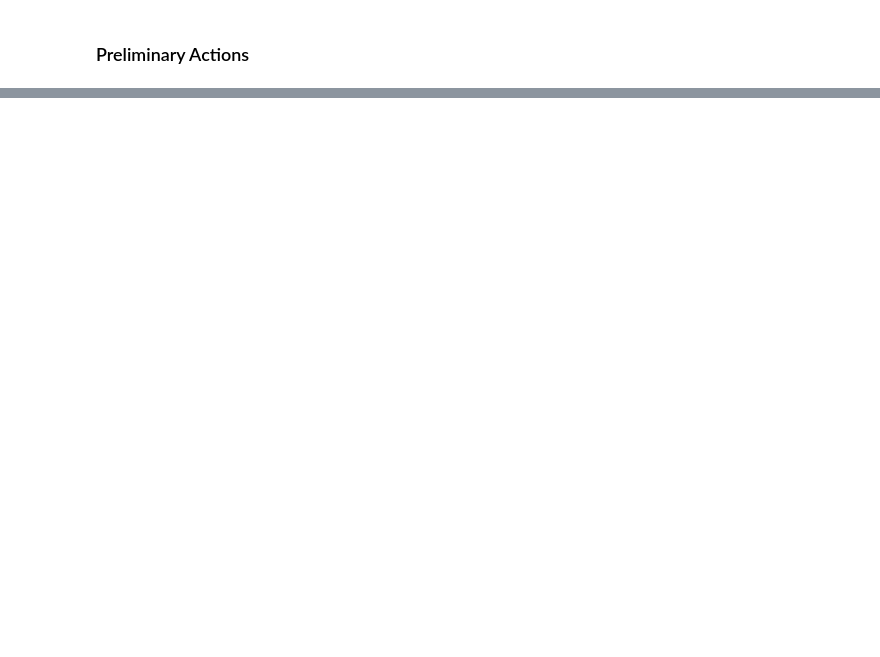
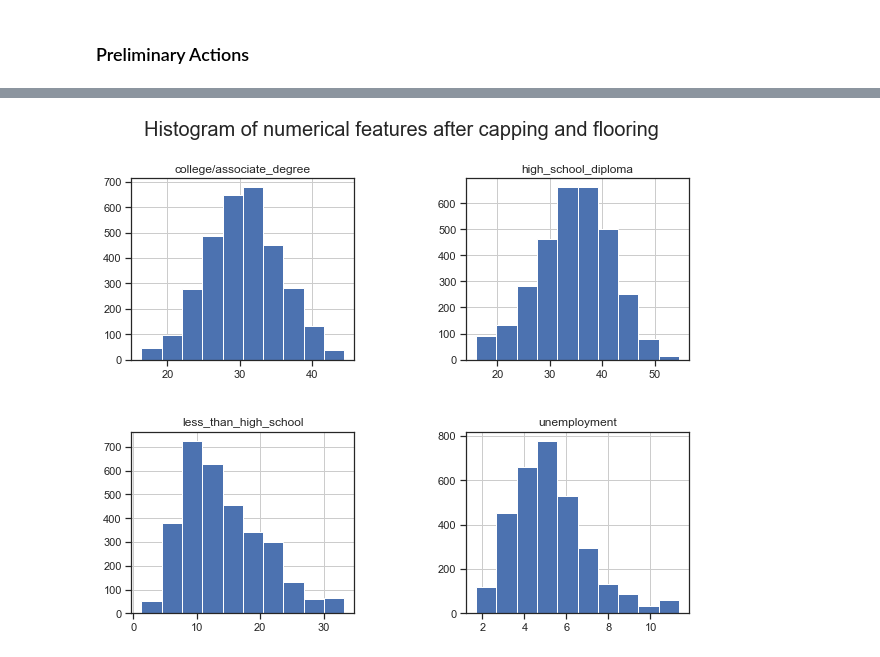
Before and after one commit to moeinsoodavi/Springboard, a Jupyter notebook: Capstone Project 1/Capstone Project 1 - EDA.ipynb, the cells around one changed output, grey strips where cells are left out. Saved outputs shown, nothing was run; the diff lists cells and outputs as text; code cells hidden in the pictures; blank space fills up the shorter version.

```diff
--- a/Capstone Project 1/Capstone Project 1 - EDA.ipynb
+++ b/Capstone Project 1/Capstone Project 1 - EDA.ipynb
@@ -384,0 +76,9 @@ Cross tabulation: median of unemployment in each region-RUCC pair
+# %%
+# Re-plot histogram of numerical features
+numerical_features = ['less_than_high_school','high_school_diploma','college/associate_degree','unemployment']
+df.loc[:,numerical_features].hist(figsize=(10,8))
+plt.subplots_adjust(hspace=0.4,wspace=0.5)
+plt.suptitle("Histogram of numerical features after capping and flooring",fontsize=20)
+plt.show()
+# %% [output]
+[figure, added]
```
Also changed, not shown: parts of 57 cells of this notebook, 3 other files.
